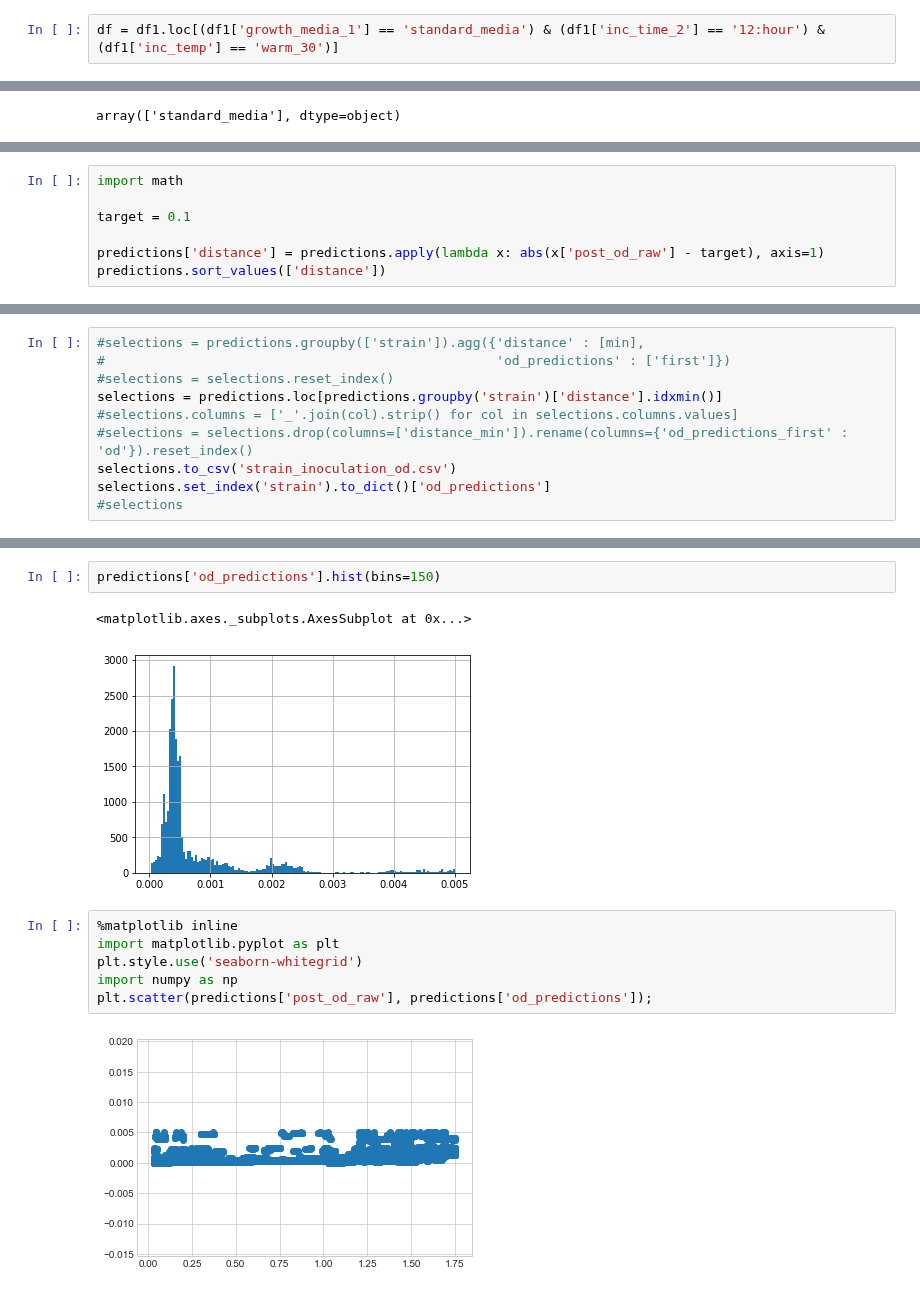
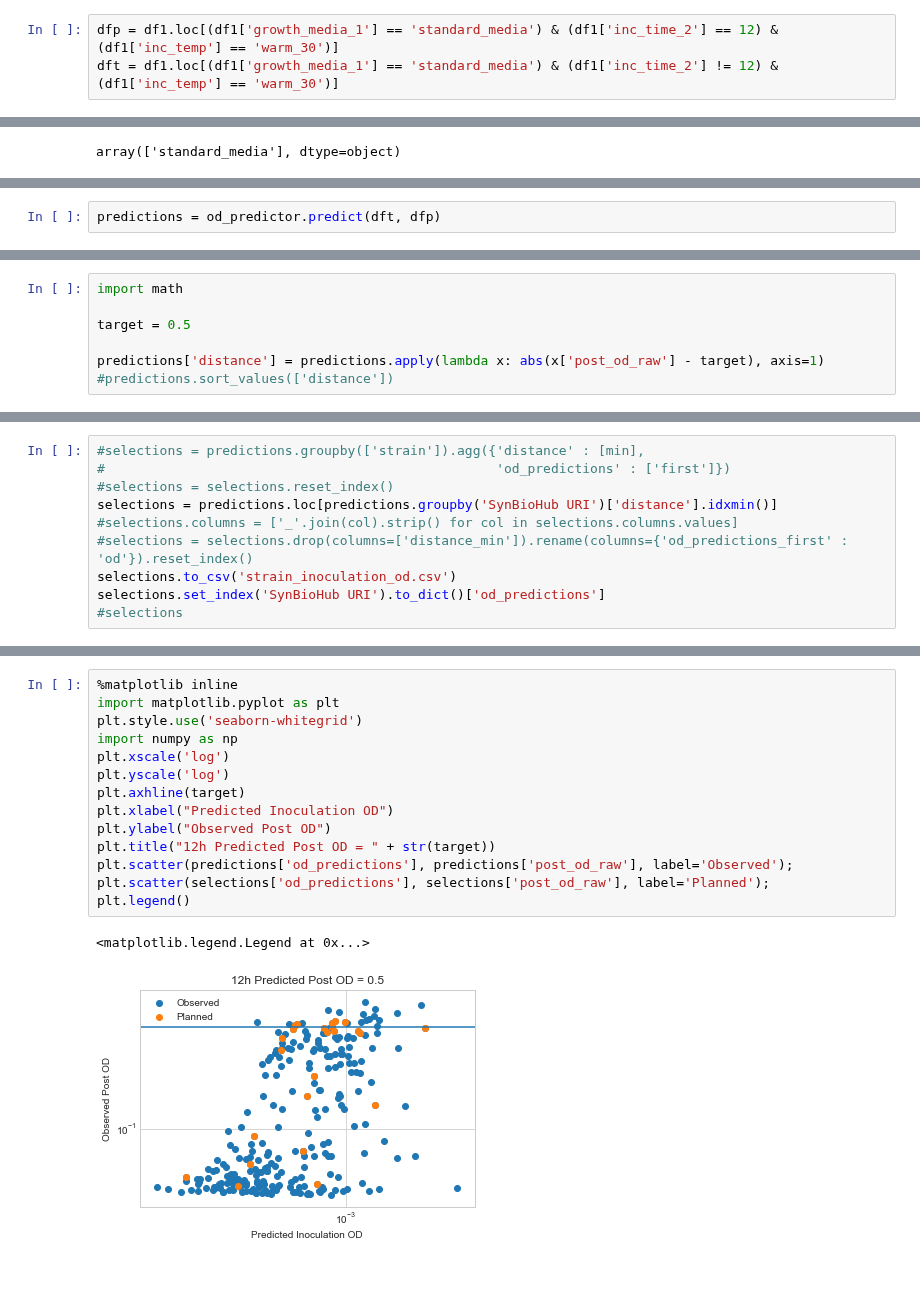
Before and after one commit to SD2E/pysd2cat, a Jupyter notebook: notebooks/OD_prediction.ipynb, the cells around one changed output, grey strips where cells are left out. Saved outputs shown, nothing was run; the diff lists cells and outputs as text.

Commit message:
Predict 12 hours

```diff
--- a/notebooks/OD_prediction.ipynb
+++ b/notebooks/OD_prediction.ipynb
@@ -35,7 +39,8 @@ df1
 | 7727 | https://hub.sd2e.org/user/sd2e/de... | NaN | NaN | 2019_05_28_18_16_58 | /work/projects/SD2E-Community/pro... | 18.0 | ... |
 7728 rows × 36 columns
 # %%
-df = df1.loc[(df1['growth_media_1'] == 'standard_media') & (df1['inc_time_2'] == '12:hour') & (df1['inc_temp'] == 'warm_30')]
+dfp = df1.loc[(df1['growth_media_1'] == 'standard_media') & (df1['inc_time_2'] == 12) & (df1['inc_temp'] == 'warm_30')]
+dft = df1.loc[(df1['growth_media_1'] == 'standard_media') & (df1['inc_time_2'] != 12) & (df1['inc_temp'] == 'warm_30')]
 # %%
 df['growth_media_1'].unique()
 # %% [output]
@@ -93,0 +48,2 @@ predictions['post_od_raw'].hist()
+# %%
+predictions = od_predictor.predict(dft, dfp)
@@ -94,7 +72,7 @@ predictions['post_od_raw'].hist()
 # %%
 import math
 
-target = 0.1
+target = 0.5
 
 predictions['distance'] = predictions.apply(lambda x: abs(x['post_od_raw'] - target), axis=1)
-predictions.sort_values(['distance'])
+#predictions.sort_values(['distance'])
@@ -121,10 +80,10 @@ predictions.sort_values(['distance'])
 #selections = predictions.groupby(['strain']).agg({'distance' : [min],
 #                                                  'od_predictions' : ['first']})
 #selections = selections.reset_index()
-selections = predictions.loc[predictions.groupby('strain')['distance'].idxmin()]
+selections = predictions.loc[predictions.groupby('SynBioHub URI')['distance'].idxmin()]
 #selections.columns = ['_'.join(col).strip() for col in selections.columns.values]
 #selections = selections.drop(columns=['distance_min']).rename(columns={'od_predictions_first' : 'od'}).reset_index()
 selections.to_csv('strain_inoculation_od.csv')
-selections.set_index('strain').to_dict()['od_predictions']
+selections.set_index('SynBioHub URI').to_dict()['od_predictions']
 #selections
 # %% [output]
@@ -148,13 +107,17 @@ selections.set_index('strain').to_dict()['od_predictions']
-# %%
-predictions['od_predictions'].hist(bins=150)
-# %% [output]
-<matplotlib.axes._subplots.AxesSubplot at 0x...>
-[figure, removed]
 # %%
 %matplotlib inline
 import matplotlib.pyplot as plt
 plt.style.use('seaborn-whitegrid')
 import numpy as np
-plt.scatter(predictions['post_od_raw'], predictions['od_predictions']);
+plt.xscale('log')
+plt.yscale('log')
+plt.axhline(target)
+plt.xlabel("Predicted Inoculation OD")
+plt.ylabel("Observed Post OD")
+plt.title("12h Predicted Post OD = " + str(target))
+plt.scatter(predictions['od_predictions'], predictions['post_od_raw'], label='Observed');
+plt.scatter(selections['od_predictions'], selections['post_od_raw'], label='Planned');
+plt.legend()
 # %% [output]
+<matplotlib.legend.Legend at 0x...>
-[figure, old version]
+[figure, new version]
```
Also changed, not shown: parts of 9 cells of this notebook, 1 other file.
